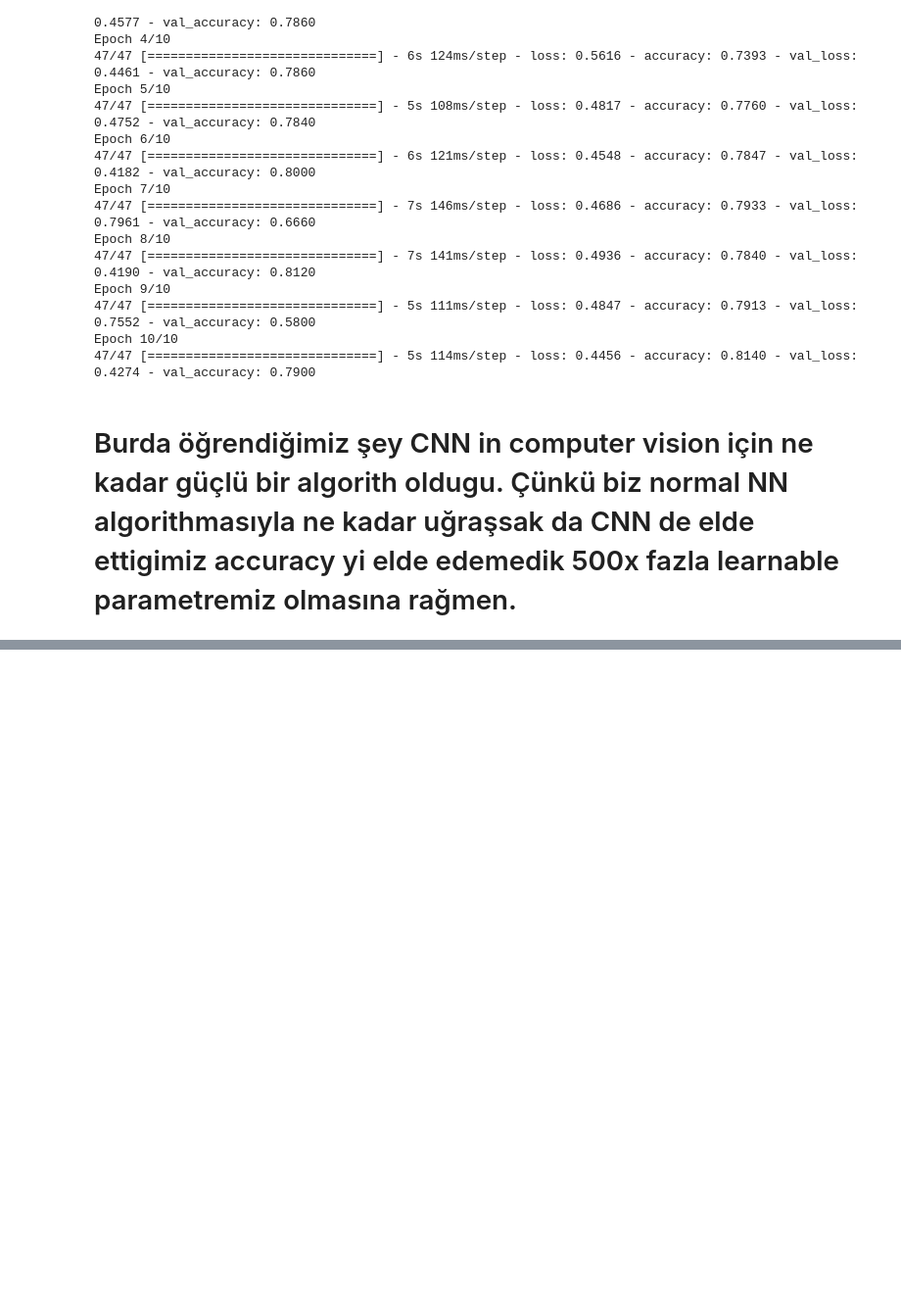
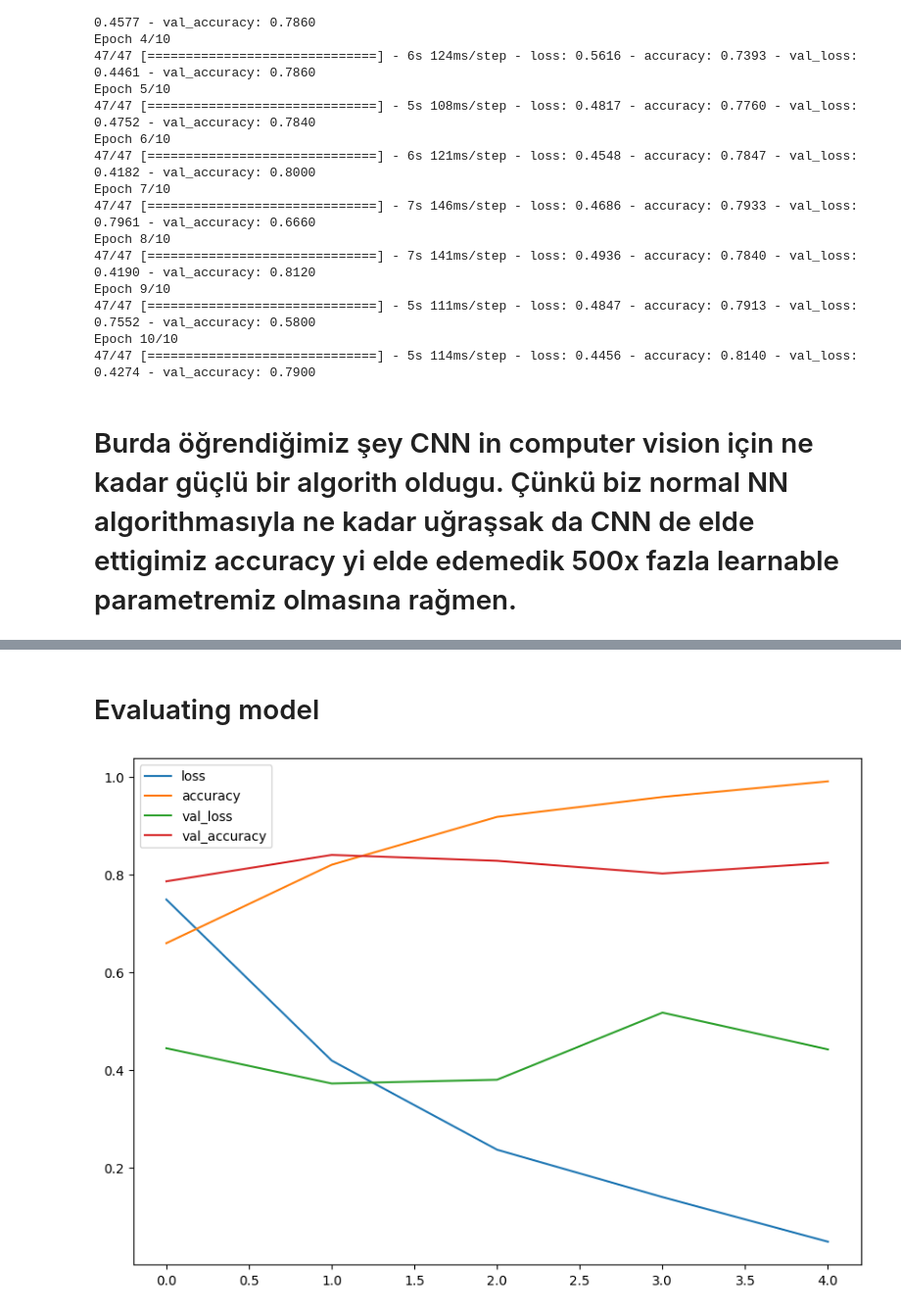
Before and after one commit to MelihKlc/Deep-Learning, a Jupyter notebook: CNN_&_Computer_Vision.ipynb, the cells around one changed output, grey strips where cells are left out. Shown at 98% size. Saved outputs shown, nothing was run; the diff lists cells and outputs as text; code cells hidden in the pictures; blank space fills up the shorter version.

```diff
--- a/CNN_&_Computer_Vision.ipynb
+++ b/CNN_&_Computer_Vision.ipynb
@@ -408,0 +509,30 @@ Epoch 10/10
+# %%
+#Create a model
+tf.random.set_seed(42)
+
+model_6 = tf.keras.Sequential(
+    [
+     tf.keras.layers.Conv2D(filters = 10 ,  # Filters is the size of sliding windows going across an input (higher = more complex model)
+                            kernel_size = 3 , # The size of the sliding window going across an input
+                            strides = 1 , # The size of the step the sliding window takes across an input
+                            padding = "valid" , #Eğer elimizdeki fotoğrafların edge inde önemli bilgiler varsa padding kullanmamız gerekiyor. if "same" output shape is the same as input shape. if "valid" output shape gets compressed
+                            activation = "relu" ,
+                            input_shape = (224,224,3) #We should tell our model to our input shape in the first layer.
+                            )  ,  #Parameterlarla alakalı pdf dosyasına bak
+     tf.keras.layers.Conv2D(10 , 3 , activation = "relu" )   ,
+     tf.keras.layers.Conv2D(10 , 3 , activation = "relu" ) ,
+     tf.keras.layers.Flatten() ,
+     tf.keras.layers.Dense(1 , activation = "sigmoid")
+
+    ]
+
+)
+# Compile a model
+model_6.compile(loss = "binary_crossentropy" ,
+                optimizer = tf.keras.optimizers.Adam() ,
+                metrics = ["accuracy"]
+                )
+
+#Fit the model
+history_6 = model_6.fit(train_data1 , epochs = 5 , steps_per_epoch = len(train_data1) , validation_data = test_data1 , validation_steps = len(test_data1))
+# Train_data1 is combination of labels and sample data
@@ -408,0 +550,7 @@ Epoch 10/10
+# %% [markdown]
+# Evaluating model
+# %%
+import pandas as pd
+pd.DataFrame(history_6.history).plot(figsize = (10 , 7));
+# %% [output]
+[figure, added]
```
Also changed, not shown: parts of 19 cells of this notebook.
